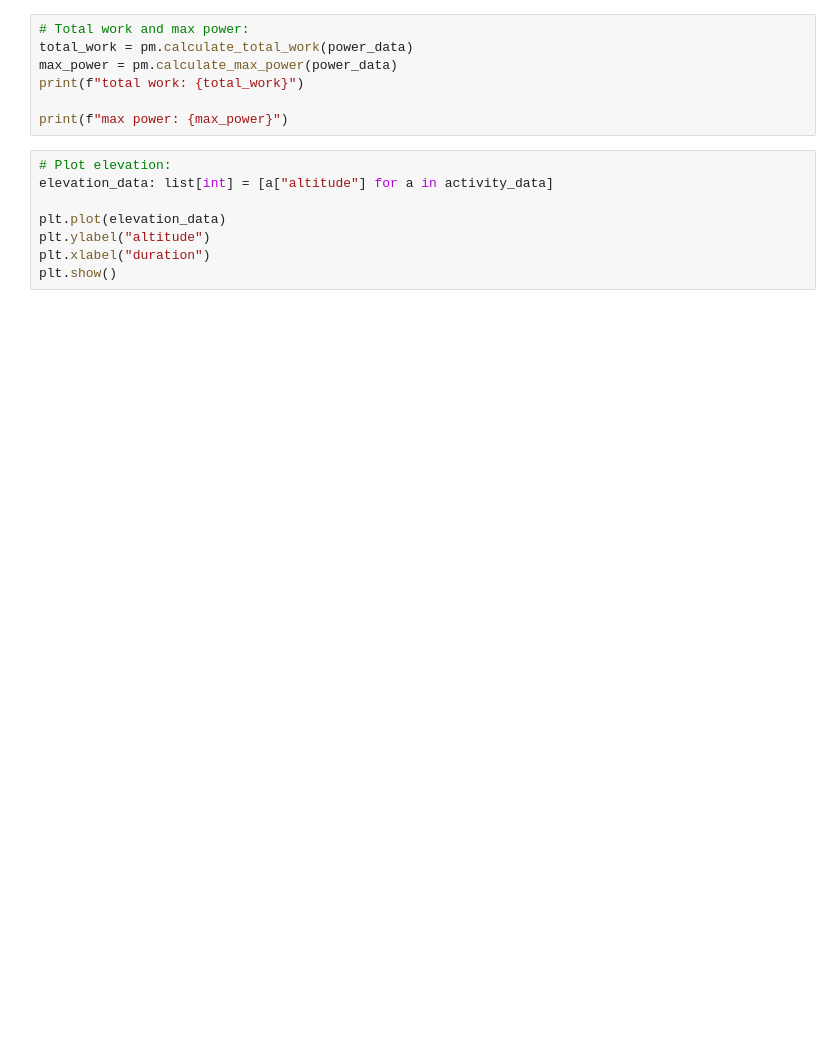
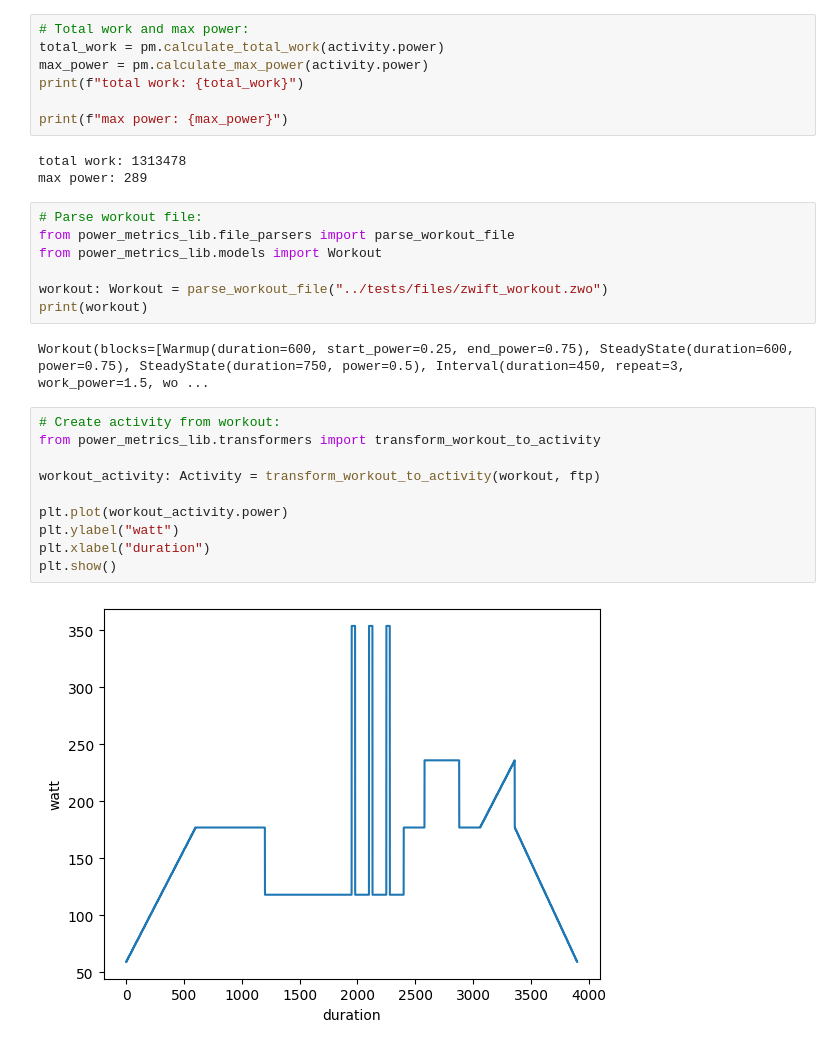
Before and after one commit to stigbd/power-metrics-lib, a Jupyter notebook: notebooks/power_metrics.ipynb, the cells around one changed output. Drawn from its saved outputs; the diff is of its cells as text; blank space fills up the shorter version.

```diff
--- a/notebooks/power_metrics.ipynb
+++ b/notebooks/power_metrics.ipynb
@@ -45,15 +58,31 @@ print(f"total stress score: {tss}")
 # %%
 # Total work and max power:
-total_work = pm.calculate_total_work(power_data)
-max_power = pm.calculate_max_power(power_data)
+total_work = pm.calculate_total_work(activity.power)
+max_power = pm.calculate_max_power(activity.power)
 print(f"total work: {total_work}")
 
 print(f"max power: {max_power}")
+# %% [output]
+total work: 1313478
+max power: 289
-# %%
-# Plot elevation:
-elevation_data: list[int] = [a["altitude"] for a in activity_data]
-
-plt.plot(elevation_data)
-plt.ylabel("altitude")
-plt.xlabel("duration")
-plt.show()
+# %%
+# Parse workout file:
+from power_metrics_lib.file_parsers import parse_workout_file
+from power_metrics_lib.models import Workout
+
+workout: Workout = parse_workout_file("../tests/files/zwift_workout.zwo")
+print(workout)
+# %% [output]
+Workout(blocks=[Warmup(duration=600, start_power=0.25, end_power=0.75), SteadyState(duration=600, power=0.75), SteadyState(duration=750, power=0.5), Interval(duration=450, repeat=3, work_power=1.5, wo ...
+# %%
+# Create activity from workout:
+from power_metrics_lib.transformers import transform_workout_to_activity
+
+workout_activity: Activity = transform_workout_to_activity(workout, ftp)
+
+plt.plot(workout_activity.power)
+plt.ylabel("watt")
+plt.xlabel("duration")
+plt.show()
+# %% [output]
+[figure, added]
```
Also changed, not shown: parts of 6 cells of this notebook, 21 other files.
